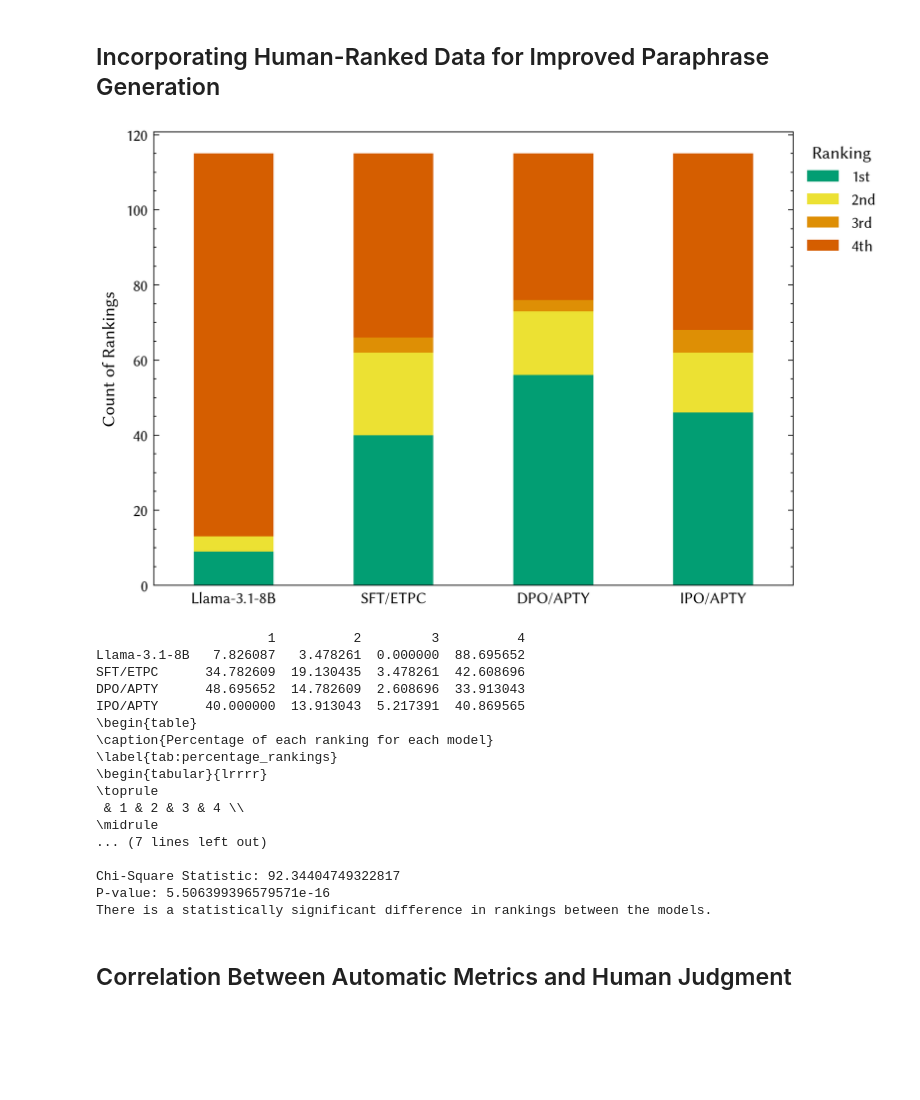
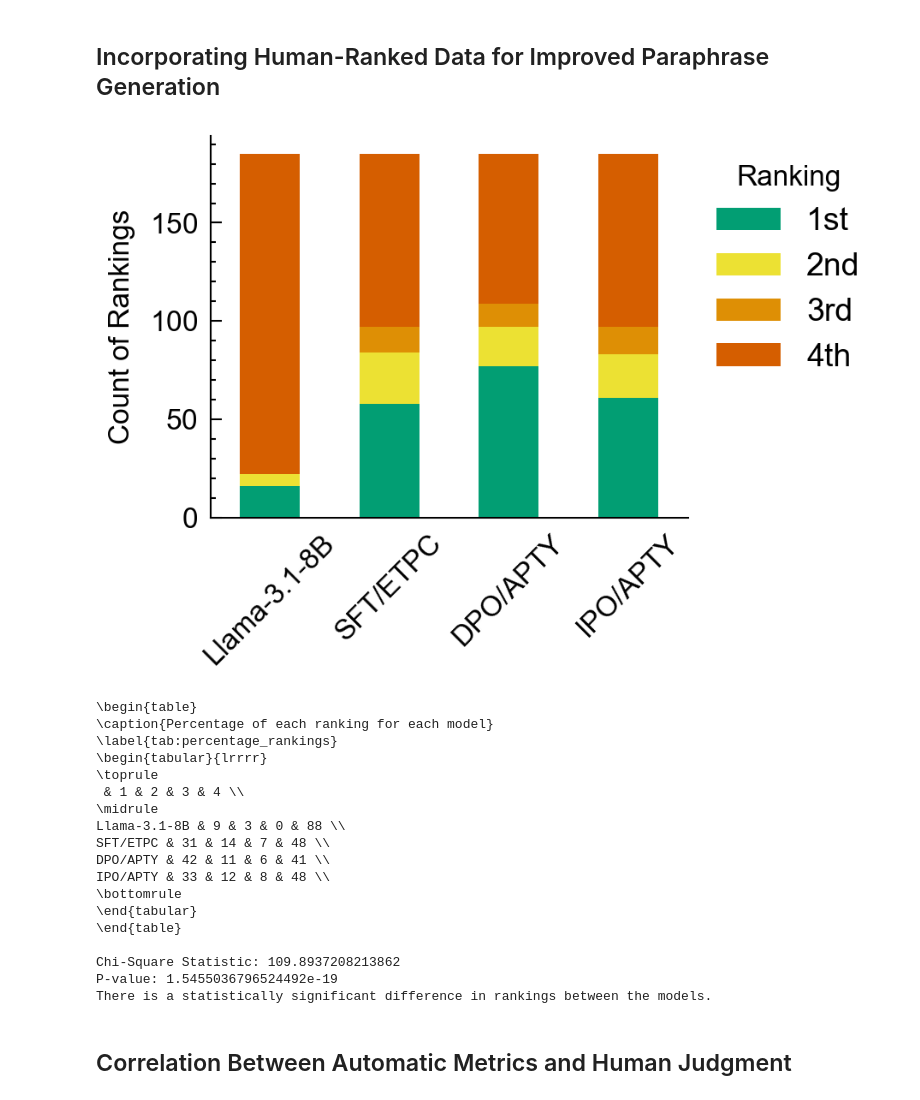
Before and after one commit to cluebbers/dpo-rlhf-paraphrase-types, a Jupyter notebook: notebooks/plots.ipynb, the cells around one changed output. Drawn from its saved outputs; the diff is of its cells as text; code cells hidden in the pictures; blank space fills up the shorter version.

Commit message:
removed etpc from evaluation

```diff
--- a/notebooks/plots.ipynb
+++ b/notebooks/plots.ipynb
@@ -26,6 +27,8 @@ output_dir = "/home/slim/dpo-rhlf-paraphrase-types/out/plots"
 os.chdir("/home/slim/dpo-rhlf-paraphrase-types")
 
 annotation_file = "/home/slim/dpo-rhlf-paraphrase-types/out/gen-models/project-6-at-2024-11-18-12-03-5e87f640.json"
+# with 2 annotators
+annotation_file = "/home/slim/dpo-rhlf-paraphrase-types/out/gen-models/project-6-at-2024-12-03-09-51-2da3643f.json"
 evaluation_file = "/home/slim/dpo-rhlf-paraphrase-types/out/gen-models/generated_paraphrases_Llama-3.1-8B_2024-11-15.json"
 
 with open(annotation_file, 'r') as f:
@@ -409,6 +404,8 @@ def calculate_accuracy(data):
 
     # Process data to calculate accuracies
     for item in data:
+        if item['data'].get('dataset') != 'APTY':
+            continue
         apt_type = item['data'].get('APT')
         if not apt_type:
             continue
@@ -568,36 +672,36 @@ def analyze_rankings(data):
 
     return df
 
 # Create plot
 def create_ranking_plot(df):
-    fig, ax = plt.subplots(constrained_layout=True)
+    fig, ax = plt.subplots(constrained_layout=True, figsize=(width2, heigth2))
 
     # Reorder the colors from the sns colorblind palette
     colors = sns.color_palette("colorblind")
     reordered_colors = [colors[2], colors[8], colors[1], colors[3]]  # Green, Blue, Orange
 
     df.plot(kind='bar', stacked=True, ax=ax, color=reordered_colors)
 
     ax.set_ylabel("Count of Rankings")
-    ax.tick_params(axis="x", which="both", top=False, bottom=False, rotation=0)
+    ax.tick_params(axis="x", which="both", top=False, bottom=False, rotation=45)
     ax.tick_params(axis="y")
 
     ax.legend(title="Ranking",
              labels=["1st", "2nd", "3rd", "4th"],
              bbox_to_anchor=(1.0, 1),
              loc='upper left',
              fontsize=9)
 
     return plt
 
 # Load and process data
 df = analyze_rankings(annotations_data)
 plot = create_ranking_plot(df)
 
 output_path = os.path.join(output_dir, "apt_ranking.pdf")
 plt.savefig(output_path, dpi=300)
 # %% [output]
-[figure, old version]
+[figure, new version]
 # %%
 from scipy.stats import chi2_contingency
 
@@ -631,11 +735,6 @@ if p < 0.05:
 else:
     print("There is no statistically significant difference in rankings between the models.")
 # %% [output]
-                      1          2         3          4
-Llama-3.1-8B   7.826087   3.478261  0.000000  88.695652
-SFT/ETPC      34.782609  19.130435  3.478261  42.608696
-DPO/APTY      48.695652  14.782609  2.608696  33.913043
-IPO/APTY      40.000000  13.913043  5.217391  40.869565
 \begin{table}
 \caption{Percentage of each ranking for each model}
 \label{tab:percentage_rankings}
@@ -643,10 +742,16 @@ IPO/APTY      40.000000  13.913043  5.217391  40.869565
 \toprule
  & 1 & 2 & 3 & 4 \\
 \midrule
-... (7 lines left out)
+Llama-3.1-8B & 9 & 3 & 0 & 88 \\
+SFT/ETPC & 31 & 14 & 7 & 48 \\
+DPO/APTY & 42 & 11 & 6 & 41 \\
+IPO/APTY & 33 & 12 & 8 & 48 \\
+\bottomrule
+\end{tabular}
+\end{table}
 
-Chi-Square Statistic: 92.34404749322817
-P-value: 5.506399396579571e-16
+Chi-Square Statistic: 109.8937208213862
+P-value: 1.5455036796524492e-19
 There is a statistically significant difference in rankings between the models.
 # %% [markdown]
 ## Correlation Between Automatic Metrics and Human Judgment
```
Also changed, not shown: parts of 16 cells of this notebook.
